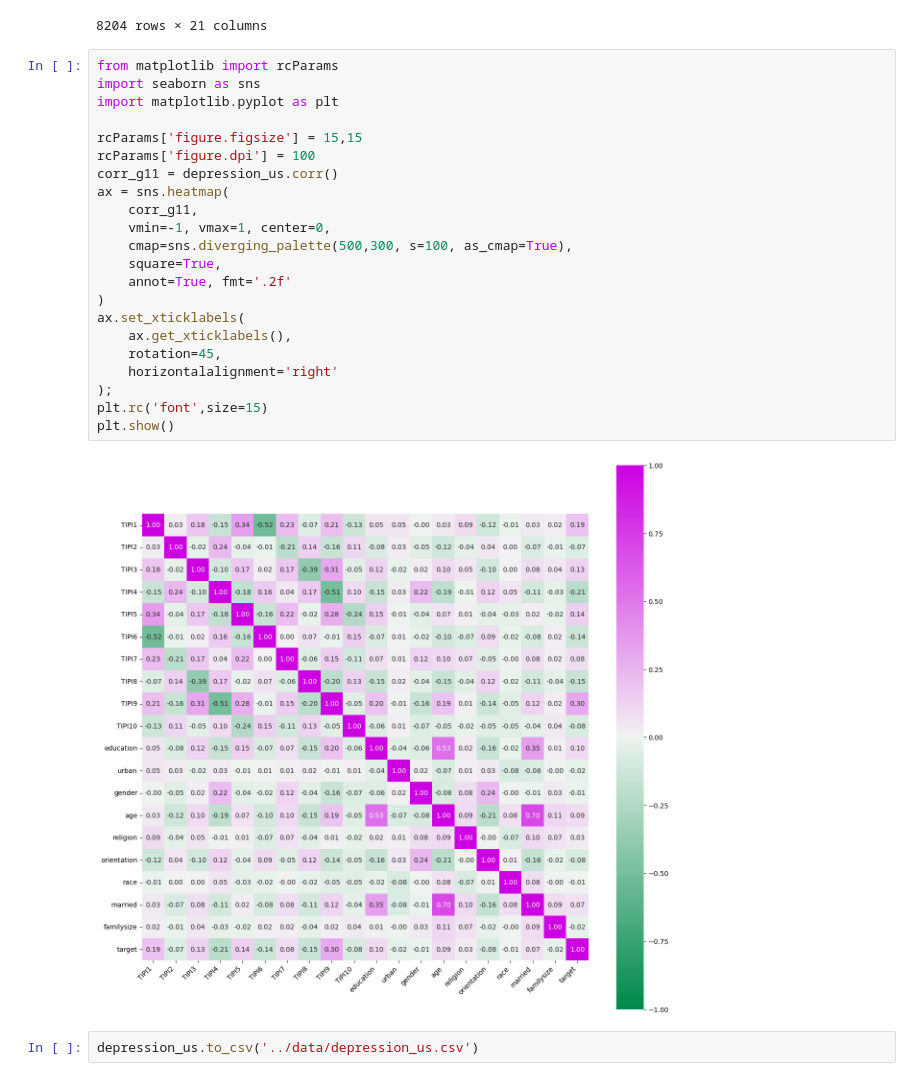
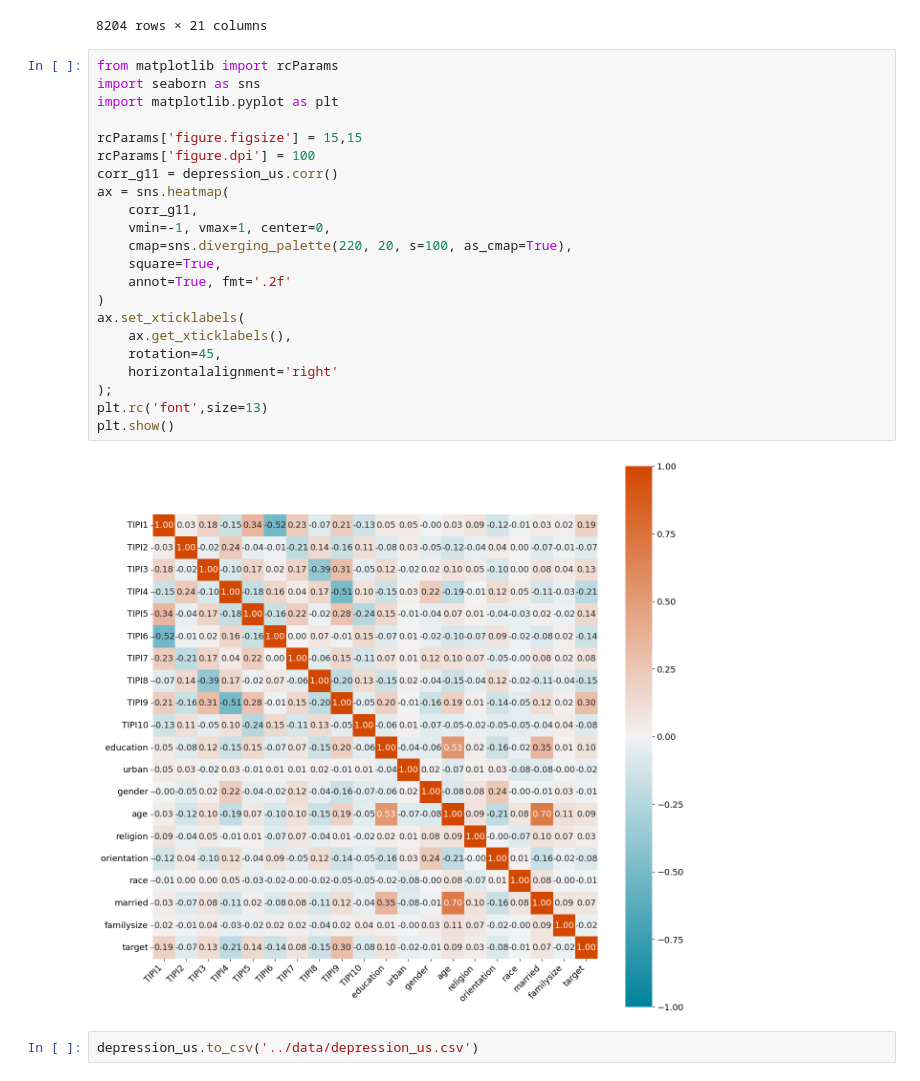
Before and after one commit to avisionary/depression_analysis, a Jupyter notebook: codes/Data Cleaning.ipynb, the cells around one changed output. Saved outputs shown, nothing was run; the diff lists cells and outputs as text.

```diff
--- a/codes/Data Cleaning.ipynb
+++ b/codes/Data Cleaning.ipynb
@@ -192,26 +192,26 @@ depression_us
 # %%
 from matplotlib import rcParams
 import seaborn as sns
 import matplotlib.pyplot as plt
 
 rcParams['figure.figsize'] = 15,15
 rcParams['figure.dpi'] = 100
 corr_g11 = depression_us.corr()
 ax = sns.heatmap(
     corr_g11,
     vmin=-1, vmax=1, center=0,
-    cmap=sns.diverging_palette(500,300, s=100, as_cmap=True),
+    cmap=sns.diverging_palette(220, 20, s=100, as_cmap=True),
     square=True,
     annot=True, fmt='.2f'
 )
 ax.set_xticklabels(
     ax.get_xticklabels(),
     rotation=45,
     horizontalalignment='right'
 );
-plt.rc('font',size=15)
+plt.rc('font',size=13)
 plt.show()
 # %% [output]
-[figure, old version]
+[figure, new version]
-# %%
-depression_us.to_csv('../data/depression_us.csv')
+# %%
+depression_us.to_csv('../data/depression_us.csv')
```
Also changed, not shown: 1 other file.
